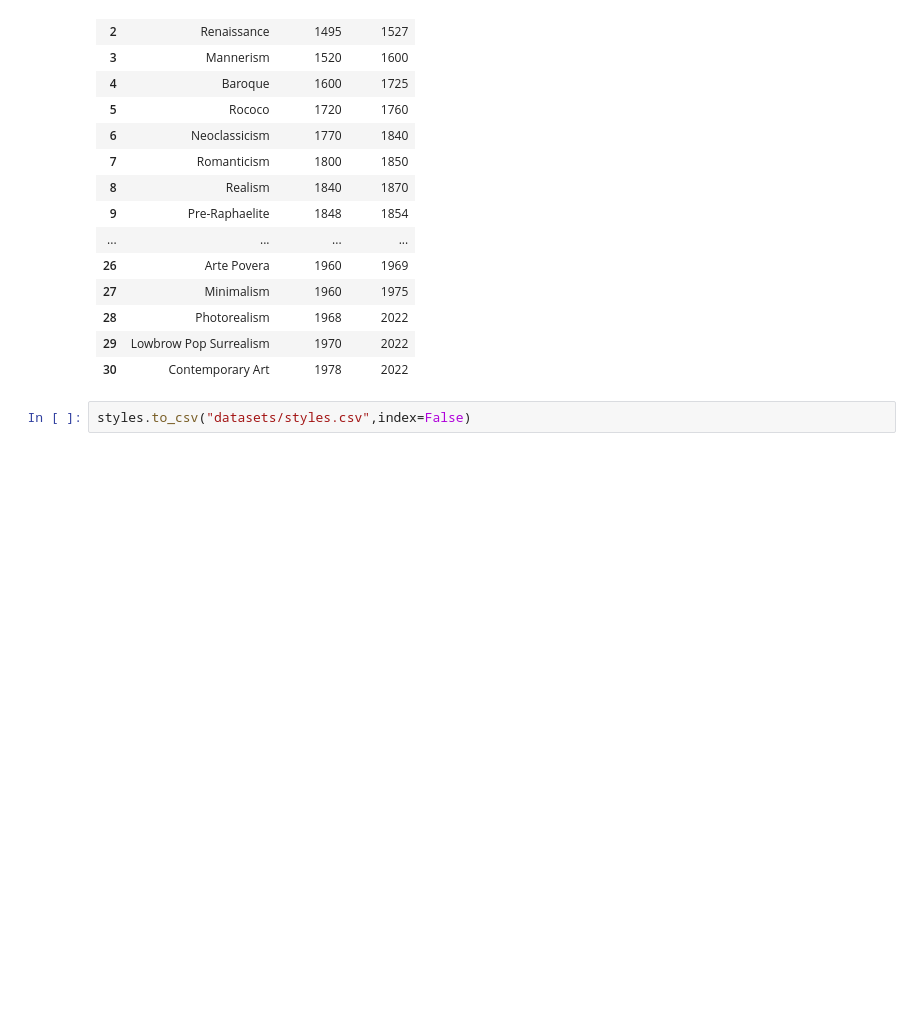
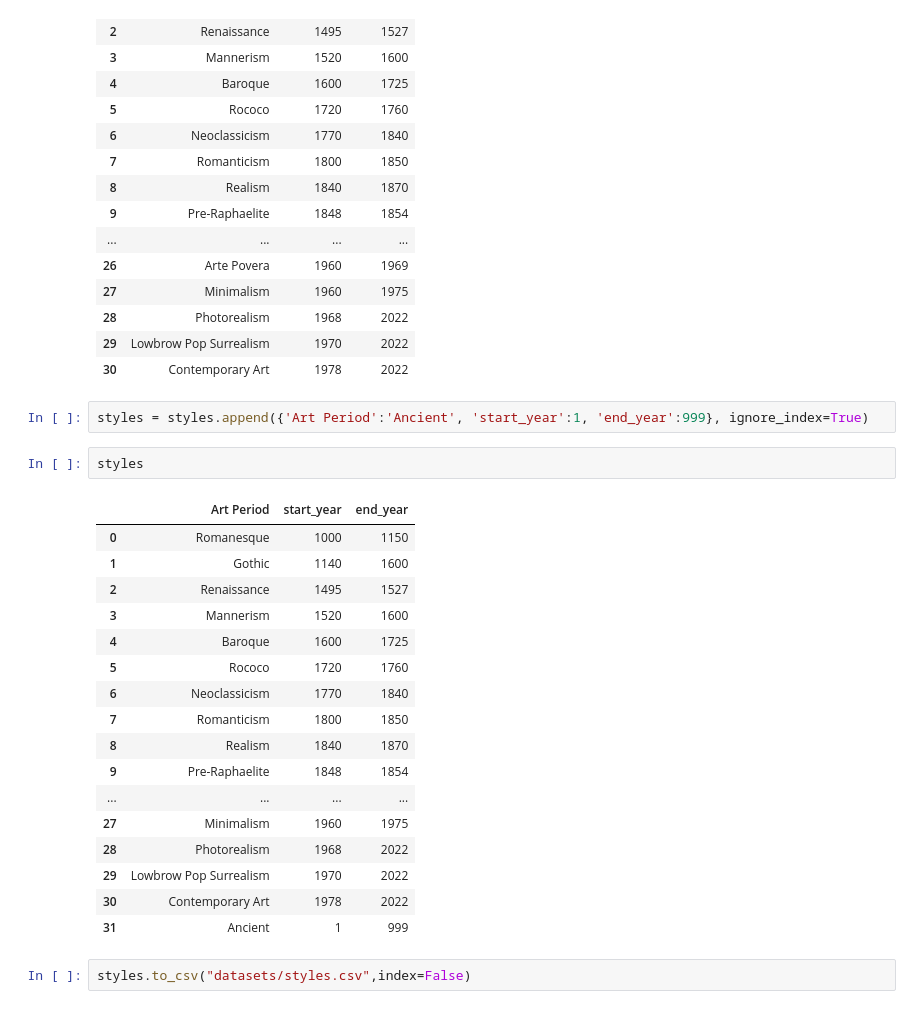
Before and after one commit to bernatbellmunt/final_project_IH, a Jupyter notebook: scrape.ipynb, the cells around one changed output. Cells and saved outputs as stored; diff of their text form; blank space fills up the shorter version.

```diff
--- a/scrape.ipynb
+++ b/scrape.ipynb
@@ -387,5 +383,27 @@ styles
 | 28 | Photorealism | 1968 | 2022 |
 | 29 | Lowbrow Pop Surrealism | 1970 | 2022 |
 | 30 | Contemporary Art | 1978 | 2022 |
+# %%
+styles = styles.append({'Art Period':'Ancient', 'start_year':1, 'end_year':999}, ignore_index=True)
+# %%
+styles
+# %% [output]
+|  | Art Period | start_year | end_year |
+| 0 | Romanesque | 1000 | 1150 |
+| 1 | Gothic | 1140 | 1600 |
+| 2 | Renaissance | 1495 | 1527 |
+| 3 | Mannerism | 1520 | 1600 |
+| 4 | Baroque | 1600 | 1725 |
+| 5 | Rococo | 1720 | 1760 |
+| 6 | Neoclassicism | 1770 | 1840 |
+| 7 | Romanticism | 1800 | 1850 |
+| 8 | Realism | 1840 | 1870 |
+| 9 | Pre-Raphaelite | 1848 | 1854 |
+| ... | ... | ... | ... |
+| 27 | Minimalism | 1960 | 1975 |
+| 28 | Photorealism | 1968 | 2022 |
+| 29 | Lowbrow Pop Surrealism | 1970 | 2022 |
+| 30 | Contemporary Art | 1978 | 2022 |
+| 31 | Ancient | 1 | 999 |
 # %%
 styles.to_csv("datasets/styles.csv",index=False)
```
Also changed, not shown: parts of 7 cells of this notebook, 2 other files.
